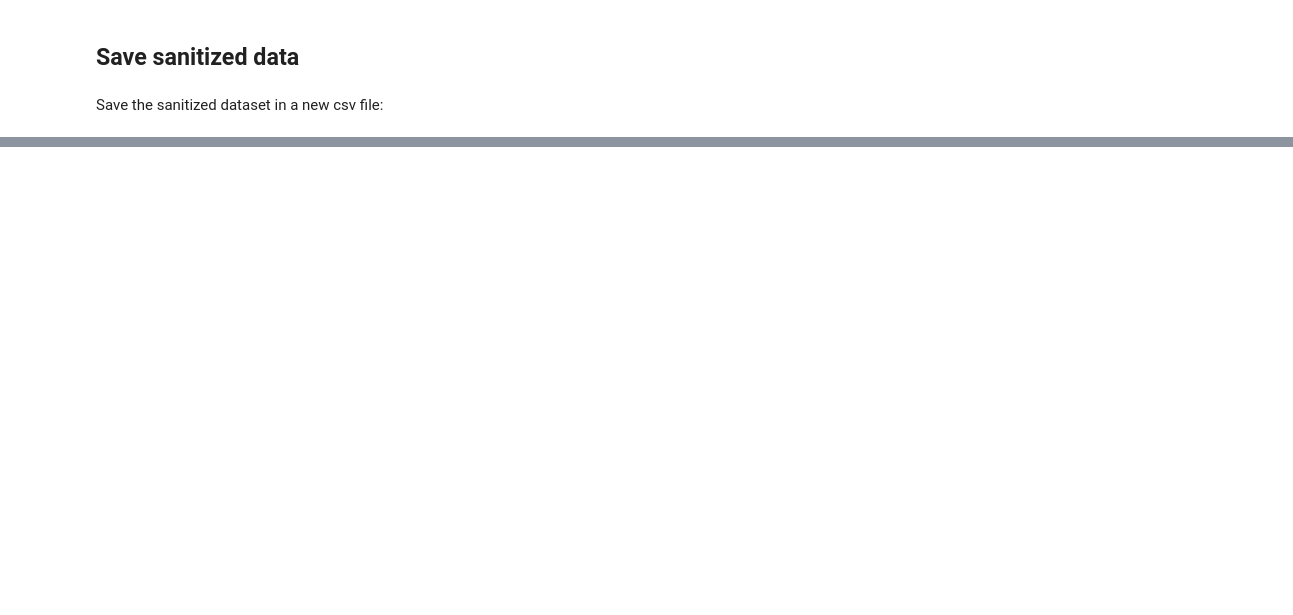
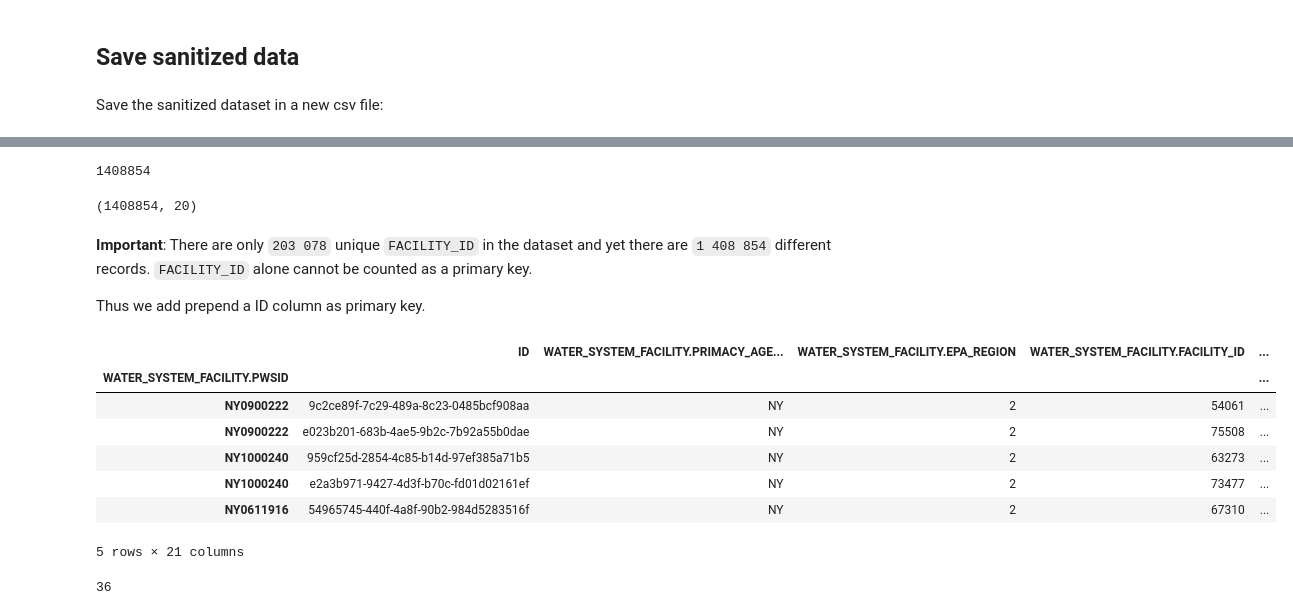
Before and after one commit to codeforboston/safe-water, a Jupyter notebook: csv_pre_processing_for_DB_integration.ipynb, the cells around one changed output, grey strips where cells are left out. Drawn from its saved outputs; the diff is of its cells as text; code cells hidden in the pictures; blank space fills up the shorter version.

```diff
--- a/csv_pre_processing_for_DB_integration.ipynb
+++ b/csv_pre_processing_for_DB_integration.ipynb
@@ -98,0 +143,12 @@ df.to_csv(sanitized_csv_file, sep=",", encoding='utf-8')
+# %%
+wsf = pd.read_csv(join(PATH_TO_DATA_FOLDER, "DG_WATER_SYSTEM_FACILITY.csv"),
+                 sep=",",
+                 header=0,
+                 index_col=0,
+                 encoding="utf-8",
+                 low_memory=False,
+                 parse_dates=[FACILITY_DEACTIVATION_DATE_idx, PWS_DEACTIVATION_DATE_idx],
+                 )
+# %%
+# Process binary fields
+wsf['WATER_SYSTEM_FACILITY.IS_SOURCE_IND'] = wsf['WATER_SYSTEM_FACILITY.IS_SOURCE_IND'].map({'N': 0, 'Y': 1})
@@ -98,0 +168,30 @@ df.to_csv(sanitized_csv_file, sep=",", encoding='utf-8')
+# %%
+len(wsf['WATER_SYSTEM_FACILITY.FACILITY_ID'])
+# %% [output]
+1408854
+# %%
+wsf.shape
+# %% [output]
+(1408854, 20)
+# %% [markdown]
+**Important**: There are only `203 078` unique `FACILITY_ID` in the dataset and yet there are `1 408 854` different records. `FACILITY_ID` alone cannot be counted as a primary key.
+
+Thus we add prepend a ID column as primary key.
+# %%
+ids = []
+for idx in range(wsf.shape[0]):
+    ids.append(str(uuid.uuid4()))
+# %%
+# Prepend the ID serie to the dataframe
+wsf.insert(0, 'ID', pd.Series(ids, index=wsf.index))
+# %%
+wsf.head()
+# %% [output]
+|  | ID | WATER_SYSTEM_FACILITY.PRIMACY_AGE... | WATER_SYSTEM_FACILITY.EPA_REGION | WATER_SYSTEM_FACILITY.FACILITY_ID | ... |
+| WATER_SYSTEM_FACILITY.PWSID |  |  |  |  | ... |
+| NY0900222 | 9c2ce89f-7c29-489a-8c23-0485bcf908aa | NY | 2 | 54061 | ... |
+| NY0900222 | e023b201-683b-4ae5-9b2c-7b92a55b0dae | NY | 2 | 75508 | ... |
+| NY1000240 | 959cf25d-2854-4c85-b14d-97ef385a71b5 | NY | 2 | 63273 | ... |
+| NY1000240 | e2a3b971-9427-4d3f-b70c-fd01d02161ef | NY | 2 | 73477 | ... |
+| NY0611916 | 54965745-440f-4a8f-90b2-984d5283516f | NY | 2 | 67310 | ... |
+5 rows × 21 columns
@@ -98,0 +202,4 @@ df.to_csv(sanitized_csv_file, sep=",", encoding='utf-8')
+# %%
+len('e5862a56-14ea-4dda-8fed-bf1efb0c9bbd')
+# %% [output]
+36
```
Also changed, not shown: parts of 18 cells of this notebook.
